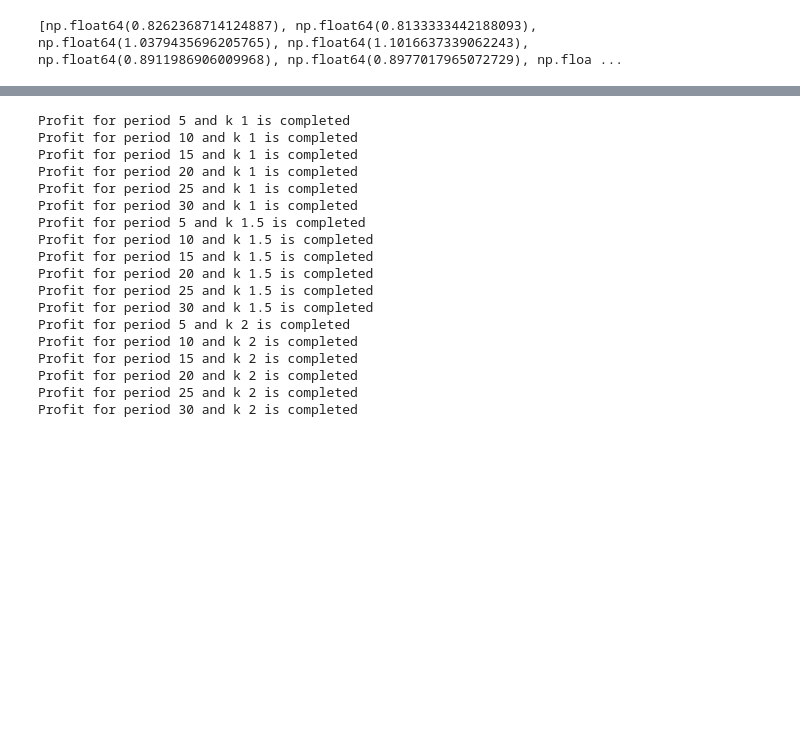
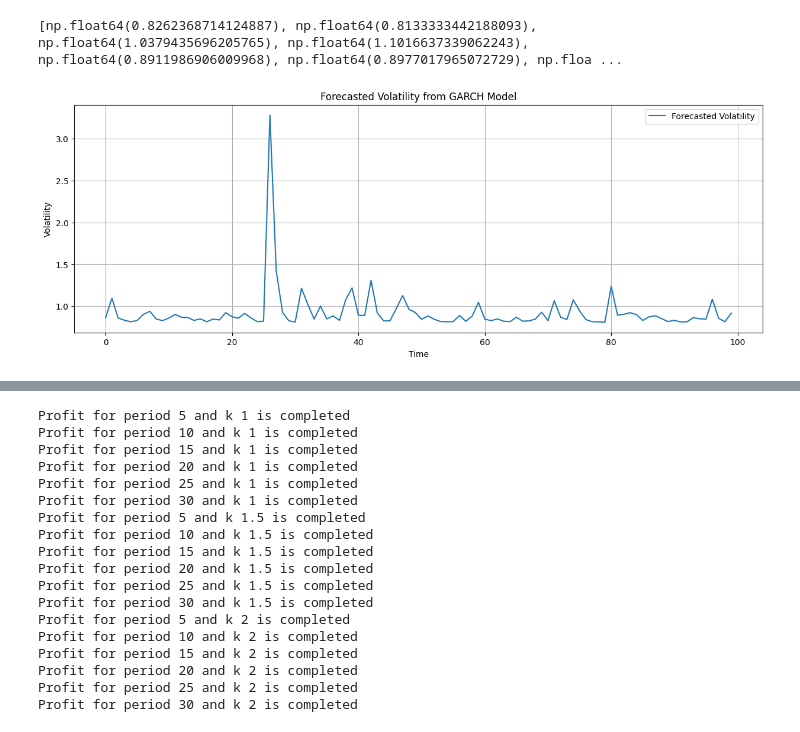
Before and after one commit to Vishnutejas-2005/bb, a Jupyter notebook: 28-5-25 copy.ipynb, the cells around one changed output, grey strips where cells are left out. Drawn from its saved outputs; the diff is of its cells as text; code cells hidden in the pictures; blank space fills up the shorter version.

```diff
--- a/28-5-25 copy.ipynb
+++ b/28-5-25 copy.ipynb
@@ -165,4 +165,16 @@ len(forecasts_mid), len(forecast_vol)
 print(forecast_vol[:10])
 # %% [output]
 [np.float64(0.8262368714124887), np.float64(0.8133333442188093), np.float64(1.0379435696205765), np.float64(1.1016637339062243), np.float64(0.8911986906009968), np.float64(0.8977017965072729), np.floa ...
+# %%
+plt.figure(figsize=(15, 5))
+plt.plot(np.array(forecast_vol)[1100:1200], label='Forecasted Volatility')
+
+plt.title('Forecasted Volatility from GARCH Model')
+plt.xlabel('Time')
+plt.ylabel('Volatility')
+plt.legend()
+plt.grid()
+plt.show()
+# %% [output]
+[figure, added]
 # %%
```
Also changed, not shown: parts of 3 cells of this notebook, 1 other file.
